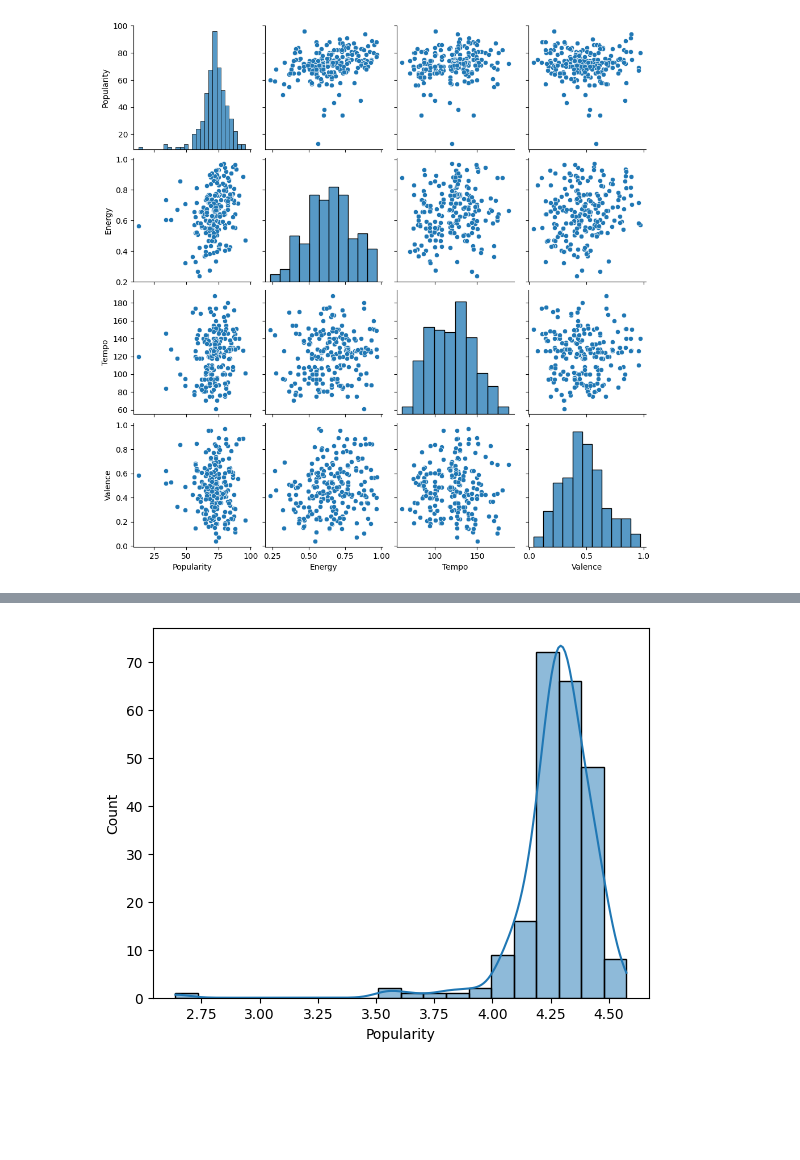
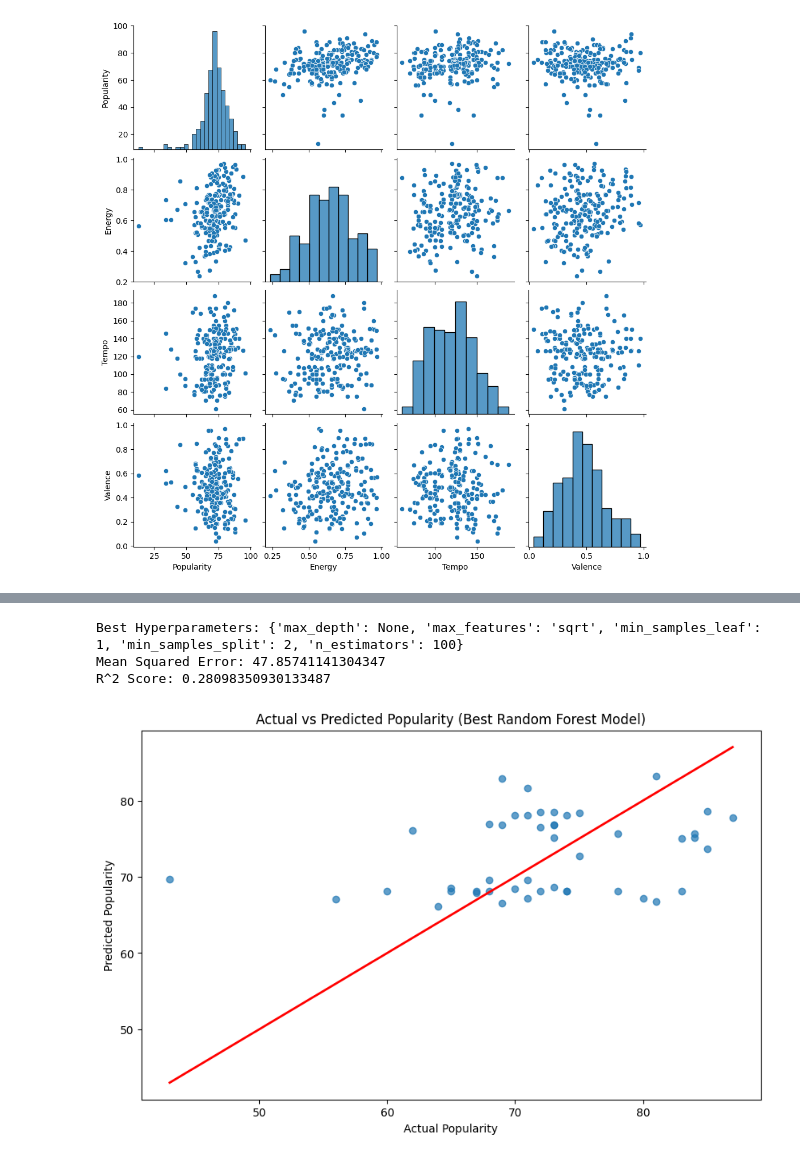
Before and after one commit to maitreyi-ashok/codespaces-jupyter, a Jupyter notebook: SpotifyMusicRecommendation.ipynb, the cells around one changed output, grey strips where cells are left out. Cells and saved outputs as stored; diff of their text form; code cells hidden in the pictures; blank space fills up the shorter version.

```diff
--- a/SpotifyMusicRecommendation.ipynb
+++ b/SpotifyMusicRecommendation.ipynb
@@ -185,13 +187,68 @@ plt.show()
-# %%
-df["Popularity"] = np.log1p(df["Popularity"])
-# %%
-import seaborn as sns
-import matplotlib.pyplot as plt
-
-sns.histplot(df["Popularity"], bins=20, kde=True)
-plt.show()
-# %% [output]
-[figure, removed]
+# %%
+from sklearn.ensemble import RandomForestRegressor
+from sklearn.model_selection import GridSearchCV, train_test_split
+from sklearn.metrics import mean_squared_error, r2_score
+
+# Define the parameter grid
+param_grid = {
+    "n_estimators": [50, 100, 200],  # Number of trees in the forest
+    "max_depth": [None, 10, 20, 30],  # Maximum depth of the tree
+    "min_samples_split": [2, 5, 10],  # Minimum samples required to split a node
+    "min_samples_leaf": [1, 2, 4],  # Minimum samples required at a leaf node
+    "max_features": ["sqrt"]  # Number of features to consider at every split
+}
+
+# Select features and target variable
+features = ['Energy', 'Valence', 'Danceability', 'Loudness', 'Acousticness', 'Tempo', 'Speechiness', 'Liveness']
+X = df[features]
+y = df['Popularity']
+
+# Train-test split
+X_train, X_test, y_train, y_test = train_test_split(X, y, test_size=0.2, random_state=42)
+
+# Initialize RandomForestRegressor
+rf = RandomForestRegressor(
+    n_estimators=100,
+    max_features='sqrt',
+    random_state=42
+)
+
+# Set up GridSearchCV
+grid_search = GridSearchCV(rf, param_grid, cv=3, scoring="r2", n_jobs=-1)
+
+# Fit the model
+grid_search.fit(X_train, y_train)
+
+# Get the best model
+best_rf_model = grid_search.best_estimator_
+
+# Make predictions
+y_pred_best_rf = best_rf_model.predict(X_test)
+
+# Evaluate the model
+mse = mean_squared_error(y_test, y_pred_best_rf)
+r2 = r2_score(y_test, y_pred_best_rf)
+
+print("Best Hyperparameters:", grid_search.best_params_)
+print("Mean Squared Error:", mse)
+print("R^2 Score:", r2)
+# %% [output]
+Best Hyperparameters: {'max_depth': None, 'max_features': 'sqrt', 'min_samples_leaf': 1, 'min_samples_split': 2, 'n_estimators': 100}
+Mean Squared Error: 47.85741141304347
+R^2 Score: 0.28098350930133487
+# %%
+# make predictions
+y_pred_best_rf = best_rf_model.predict(X_test_scaled)
+
+plt.figure(figsize=(10, 6))
+plt.scatter(y_test, y_pred_best_rf, alpha=0.7)
+plt.plot([min(y_test), max(y_test)], [min(y_test), max(y_test)], color='red', linewidth=2)
+plt.xlabel('Actual Popularity')
+plt.ylabel('Predicted Popularity')
+plt.title('Actual vs Predicted Popularity (Best Random Forest Model)')
+plt.show()
+# %% [output]
+[figure, added]
 # %%
 from sklearn.ensemble import RandomForestRegressor
 import numpy as np
```
Also changed, not shown: parts of 21 cells of this notebook.
